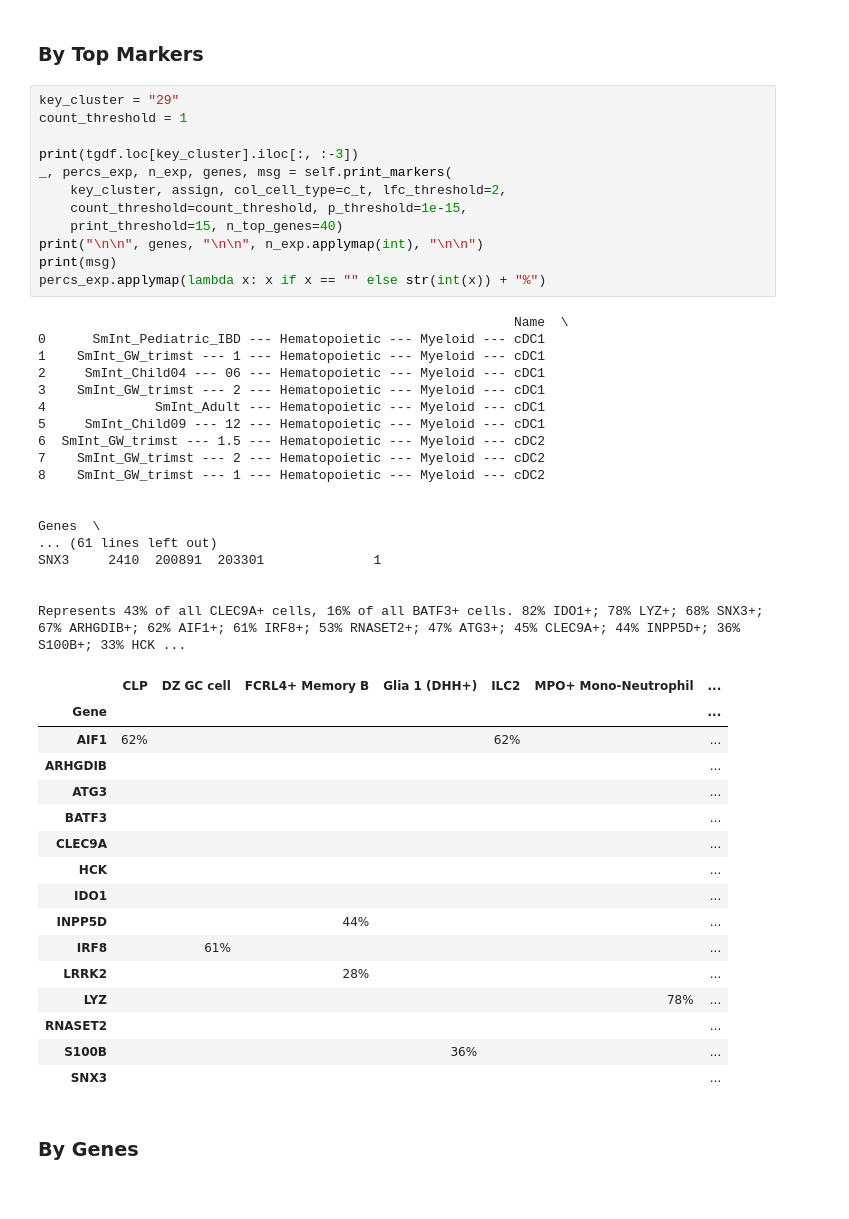
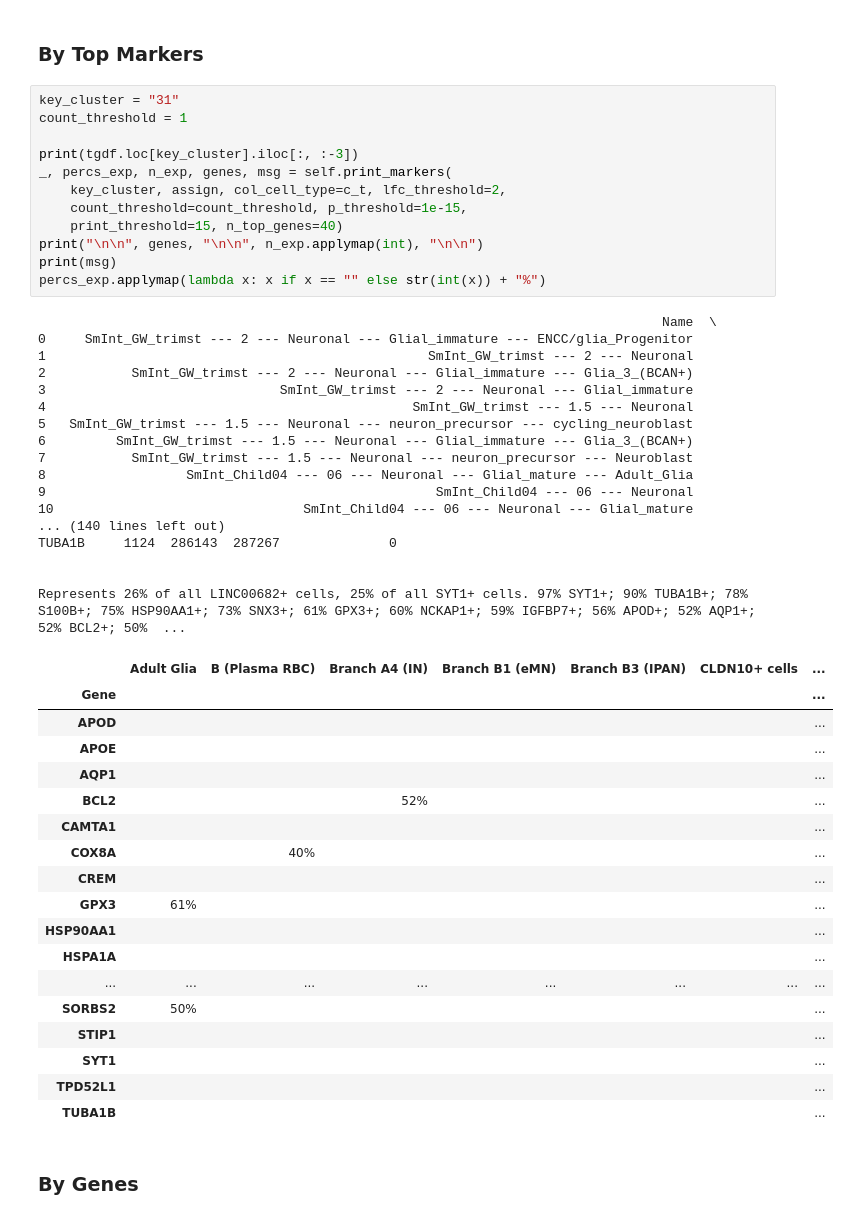
Before and after one commit to ChoBioLab/corescpy, a Jupyter notebook: examples/spatial_xenium_cho.ipynb, the cells around one changed output. Cells and saved outputs as stored; diff of their text form.

```diff
--- a/examples/spatial_xenium_cho.ipynb
+++ b/examples/spatial_xenium_cho.ipynb
@@ -340,51 +340,53 @@ tgdf.loc[:, "Name"] = tgdf.Name.str.strip(
 # %% [markdown]
 ### By Top Markers
 # %%
-key_cluster = "29"
+key_cluster = "31"
 count_threshold = 1
 
 print(tgdf.loc[key_cluster].iloc[:, :-3])
 _, percs_exp, n_exp, genes, msg = self.print_markers(
     key_cluster, assign, col_cell_type=c_t, lfc_threshold=2,
     count_threshold=count_threshold, p_threshold=1e-15,
     print_threshold=15, n_top_genes=40)
 print("\n\n", genes, "\n\n", n_exp.applymap(int), "\n\n")
 print(msg)
 percs_exp.applymap(lambda x: x if x == "" else str(int(x)) + "%")
 # %% [output]
-                                                             Name  \
-0      SmInt_Pediatric_IBD --- Hematopoietic --- Myeloid --- cDC1
-1    SmInt_GW_trimst --- 1 --- Hematopoietic --- Myeloid --- cDC1
-2     SmInt_Child04 --- 06 --- Hematopoietic --- Myeloid --- cDC1
-3    SmInt_GW_trimst --- 2 --- Hematopoietic --- Myeloid --- cDC1
-4              SmInt_Adult --- Hematopoietic --- Myeloid --- cDC1
-5     SmInt_Child09 --- 12 --- Hematopoietic --- Myeloid --- cDC1
-6  SmInt_GW_trimst --- 1.5 --- Hematopoietic --- Myeloid --- cDC2
-7    SmInt_GW_trimst --- 2 --- Hematopoietic --- Myeloid --- cDC2
-8    SmInt_GW_trimst --- 1 --- Hematopoietic --- Myeloid --- cDC2
-
-                                                                                                    Genes  \
-... (61 lines left out)
-SNX3     2410  200891  203301              1
+                                                                                Name  \
+0     SmInt_GW_trimst --- 2 --- Neuronal --- Glial_immature --- ENCC/glia_Progenitor
+1                                                 SmInt_GW_trimst --- 2 --- Neuronal
+2           SmInt_GW_trimst --- 2 --- Neuronal --- Glial_immature --- Glia_3_(BCAN+)
+3                              SmInt_GW_trimst --- 2 --- Neuronal --- Glial_immature
+4                                               SmInt_GW_trimst --- 1.5 --- Neuronal
+5   SmInt_GW_trimst --- 1.5 --- Neuronal --- neuron_precursor --- cycling_neuroblast
+6         SmInt_GW_trimst --- 1.5 --- Neuronal --- Glial_immature --- Glia_3_(BCAN+)
+7           SmInt_GW_trimst --- 1.5 --- Neuronal --- neuron_precursor --- Neuroblast
+8                  SmInt_Child04 --- 06 --- Neuronal --- Glial_mature --- Adult_Glia
+9                                                  SmInt_Child04 --- 06 --- Neuronal
+10                                SmInt_Child04 --- 06 --- Neuronal --- Glial_mature
+... (140 lines left out)
+TUBA1B     1124  286143  287267              0
 
 
-Represents 43% of all CLEC9A+ cells, 16% of all BATF3+ cells. 82% IDO1+; 78% LYZ+; 68% SNX3+; 67% ARHGDIB+; 62% AIF1+; 61% IRF8+; 53% RNASET2+; 47% ATG3+; 45% CLEC9A+; 44% INPP5D+; 36% S100B+; 33% HCK ...
+Represents 26% of all LINC00682+ cells, 25% of all SYT1+ cells. 97% SYT1+; 90% TUBA1B+; 78% S100B+; 75% HSP90AA1+; 73% SNX3+; 61% GPX3+; 60% NCKAP1+; 59% IGFBP7+; 56% APOD+; 52% AQP1+; 52% BCL2+; 50%  ...
-|  | CLP | DZ GC cell | FCRL4+ Memory B | Glia 1 (DHH+) | ILC2 | MPO+ Mono-Neutrophil | ... |
+|  | Adult Glia | B (Plasma RBC) | Branch A4 (IN) | Branch B1 (eMN) | Branch B3 (IPAN) | CLDN10+ cells | ... |
 | Gene |  |  |  |  |  |  | ... |
-| AIF1 | 62% |  |  |  | 62% |  | ... |
-| ARHGDIB |  |  |  |  |  |  | ... |
-| ATG3 |  |  |  |  |  |  | ... |
-| BATF3 |  |  |  |  |  |  | ... |
-| CLEC9A |  |  |  |  |  |  | ... |
-| HCK |  |  |  |  |  |  | ... |
-| IDO1 |  |  |  |  |  |  | ... |
-| INPP5D |  |  | 44% |  |  |  | ... |
-| IRF8 |  | 61% |  |  |  |  | ... |
-| LRRK2 |  |  | 28% |  |  |  | ... |
-| LYZ |  |  |  |  |  | 78% | ... |
-| RNASET2 |  |  |  |  |  |  | ... |
-| S100B |  |  |  | 36% |  |  | ... |
-| SNX3 |  |  |  |  |  |  | ... |
+| APOD |  |  |  |  |  |  | ... |
+| APOE |  |  |  |  |  |  | ... |
+| AQP1 |  |  |  |  |  |  | ... |
+| BCL2 |  |  | 52% |  |  |  | ... |
+| CAMTA1 |  |  |  |  |  |  | ... |
+| COX8A |  | 40% |  |  |  |  | ... |
+| CREM |  |  |  |  |  |  | ... |
+| GPX3 | 61% |  |  |  |  |  | ... |
+| HSP90AA1 |  |  |  |  |  |  | ... |
+| HSPA1A |  |  |  |  |  |  | ... |
+| ... | ... | ... | ... | ... | ... | ... | ... |
+| SORBS2 | 50% |  |  |  |  |  | ... |
+| STIP1 |  |  |  |  |  |  | ... |
+| SYT1 |  |  |  |  |  |  | ... |
+| TPD52L1 |  |  |  |  |  |  | ... |
+| TUBA1B |  |  |  |  |  |  | ... |
 # %% [markdown]
 ### By Genes
 # %%
```
Also changed, not shown: parts of 4 cells of this notebook, 1 other file.
